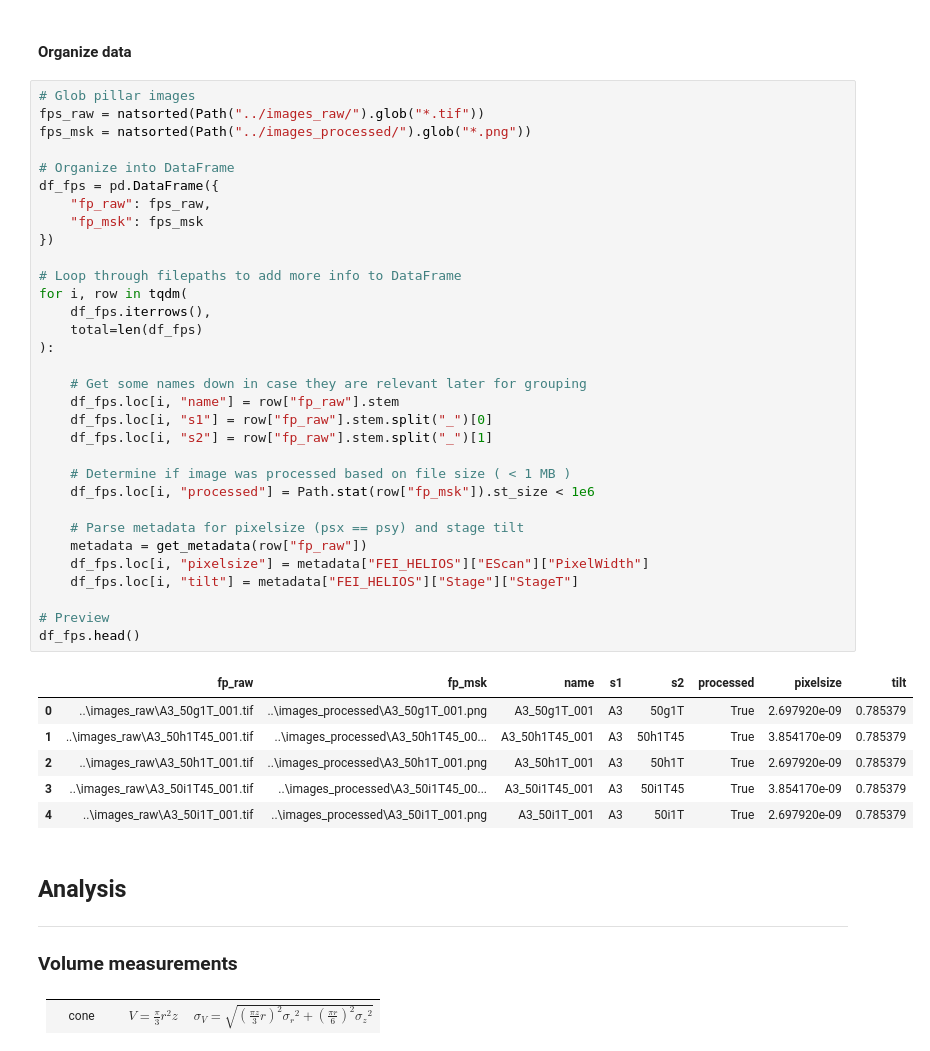
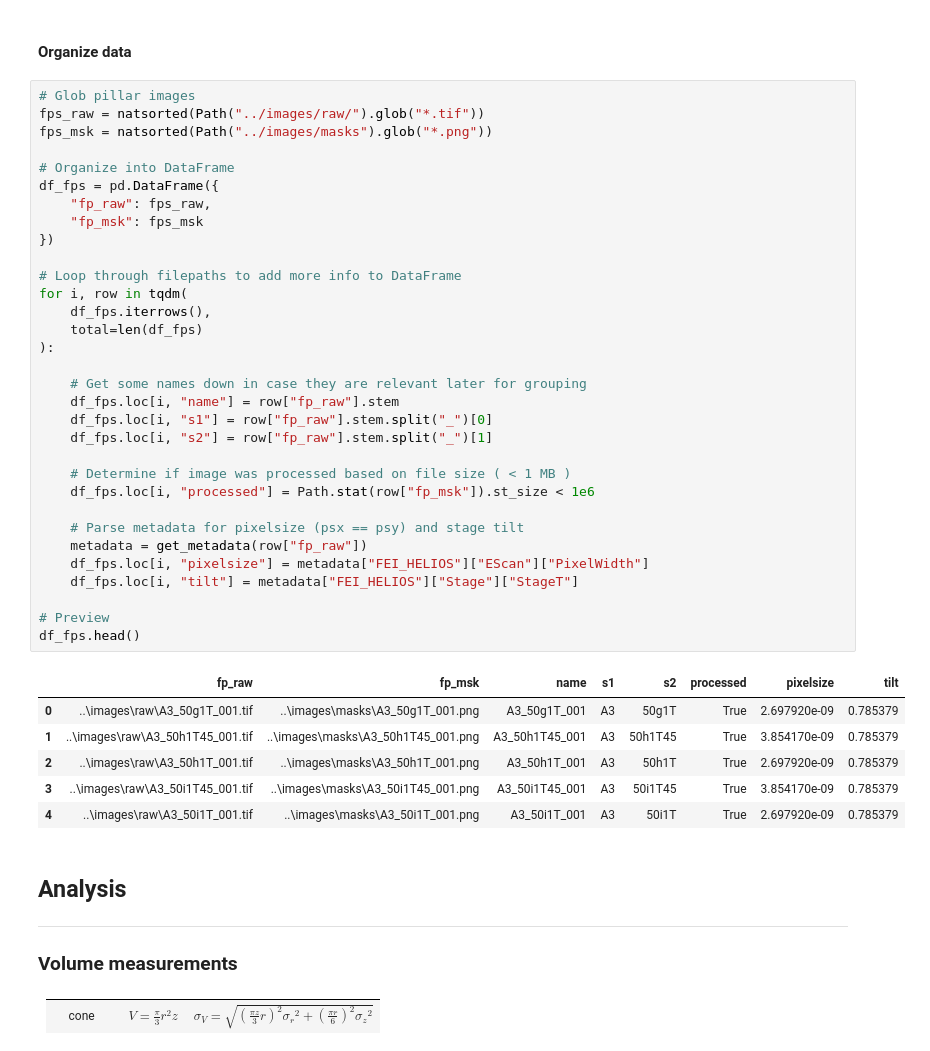
Before and after one commit to lanery/FEBID-pillar-analysis, a Jupyter notebook: analysis/analysis-measure.ipynb, the cells around one changed output. Cells and saved outputs as stored; diff of their text form.

```diff
--- a/notebooks/analysis-measure.ipynb
+++ b/analysis/analysis-measure.ipynb
@@ -44,43 +44,43 @@ def get_metadata(
 #### Organize data
 # %%
 # Glob pillar images
-fps_raw = natsorted(Path("../images_raw/").glob("*.tif"))
-fps_msk = natsorted(Path("../images_processed/").glob("*.png"))
+fps_raw = natsorted(Path("../images/raw/").glob("*.tif"))
+fps_msk = natsorted(Path("../images/masks").glob("*.png"))
 
 # Organize into DataFrame
 df_fps = pd.DataFrame({
     "fp_raw": fps_raw,
     "fp_msk": fps_msk
 })
 
 # Loop through filepaths to add more info to DataFrame
 for i, row in tqdm(
     df_fps.iterrows(),
     total=len(df_fps)
 ):
 
     # Get some names down in case they are relevant later for grouping
     df_fps.loc[i, "name"] = row["fp_raw"].stem
     df_fps.loc[i, "s1"] = row["fp_raw"].stem.split("_")[0]
     df_fps.loc[i, "s2"] = row["fp_raw"].stem.split("_")[1]
 
     # Determine if image was processed based on file size ( < 1 MB )
     df_fps.loc[i, "processed"] = Path.stat(row["fp_msk"]).st_size < 1e6
 
     # Parse metadata for pixelsize (psx == psy) and stage tilt
     metadata = get_metadata(row["fp_raw"])
     df_fps.loc[i, "pixelsize"] = metadata["FEI_HELIOS"]["EScan"]["PixelWidth"]
     df_fps.loc[i, "tilt"] = metadata["FEI_HELIOS"]["Stage"]["StageT"]
 
 # Preview
 df_fps.head()
 # %% [output]
 |  | fp_raw | fp_msk | name | s1 | s2 | processed | pixelsize | tilt |
-| 0 | ..\images_raw\A3_50g1T_001.tif | ..\images_processed\A3_50g1T_001.png | A3_50g1T_001 | A3 | 50g1T | True | 2.697920e-09 | 0.785379 |
-| 1 | ..\images_raw\A3_50h1T45_001.tif | ..\images_processed\A3_50h1T45_00... | A3_50h1T45_001 | A3 | 50h1T45 | True | 3.854170e-09 | 0.785379 |
-| 2 | ..\images_raw\A3_50h1T_001.tif | ..\images_processed\A3_50h1T_001.png | A3_50h1T_001 | A3 | 50h1T | True | 2.697920e-09 | 0.785379 |
-| 3 | ..\images_raw\A3_50i1T45_001.tif | ..\images_processed\A3_50i1T45_00... | A3_50i1T45_001 | A3 | 50i1T45 | True | 3.854170e-09 | 0.785379 |
-| 4 | ..\images_raw\A3_50i1T_001.tif | ..\images_processed\A3_50i1T_001.png | A3_50i1T_001 | A3 | 50i1T | True | 2.697920e-09 | 0.785379 |
+| 0 | ..\images\raw\A3_50g1T_001.tif | ..\images\masks\A3_50g1T_001.png | A3_50g1T_001 | A3 | 50g1T | True | 2.697920e-09 | 0.785379 |
+| 1 | ..\images\raw\A3_50h1T45_001.tif | ..\images\masks\A3_50h1T45_001.png | A3_50h1T45_001 | A3 | 50h1T45 | True | 3.854170e-09 | 0.785379 |
+| 2 | ..\images\raw\A3_50h1T_001.tif | ..\images\masks\A3_50h1T_001.png | A3_50h1T_001 | A3 | 50h1T | True | 2.697920e-09 | 0.785379 |
+| 3 | ..\images\raw\A3_50i1T45_001.tif | ..\images\masks\A3_50i1T45_001.png | A3_50i1T45_001 | A3 | 50i1T45 | True | 3.854170e-09 | 0.785379 |
+| 4 | ..\images\raw\A3_50i1T_001.tif | ..\images\masks\A3_50i1T_001.png | A3_50i1T_001 | A3 | 50i1T | True | 2.697920e-09 | 0.785379 |
 # %% [markdown]
 ## Analysis
 ---
```
Also changed, not shown: parts of 1 cell of this notebook, 3 other files.
